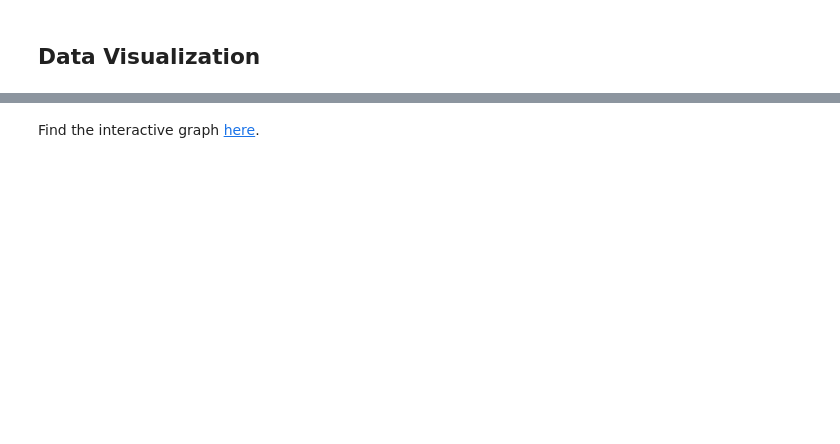
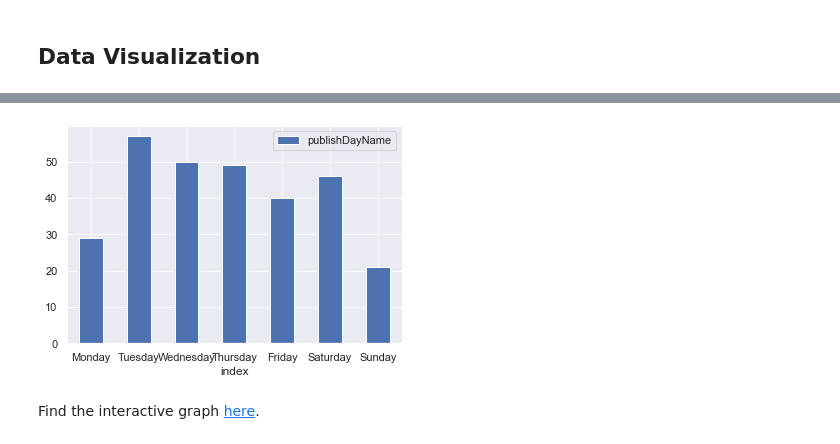
Before and after one commit to cjunwon/Youtube-Data-Analysis, a Jupyter notebook: main.ipynb, the cells around one changed output, grey strips where cells are left out. Saved outputs shown, nothing was run; the diff lists cells and outputs as text; code cells hidden in the pictures; blank space fills up the shorter version.

```diff
--- a/main.ipynb
+++ b/main.ipynb
@@ -120,3 +160,10 @@ video_comp_sentiments
+# %%
+day_df = pd.DataFrame(selected_df['publishDayName'].value_counts())
+weekdays = ['Monday', 'Tuesday', 'Wednesday', 'Thursday', 'Friday', 'Saturday', 'Sunday']
+day_df = day_df.reindex(weekdays)
+ax = day_df.reset_index().plot.bar(x='index', y='publishDayName', rot=0)
+# %% [output]
+[figure, added]
 # %%
 import plotly.graph_objects as go
 from plotly.subplots import make_subplots
```
Also changed, not shown: parts of 17 cells of this notebook.
